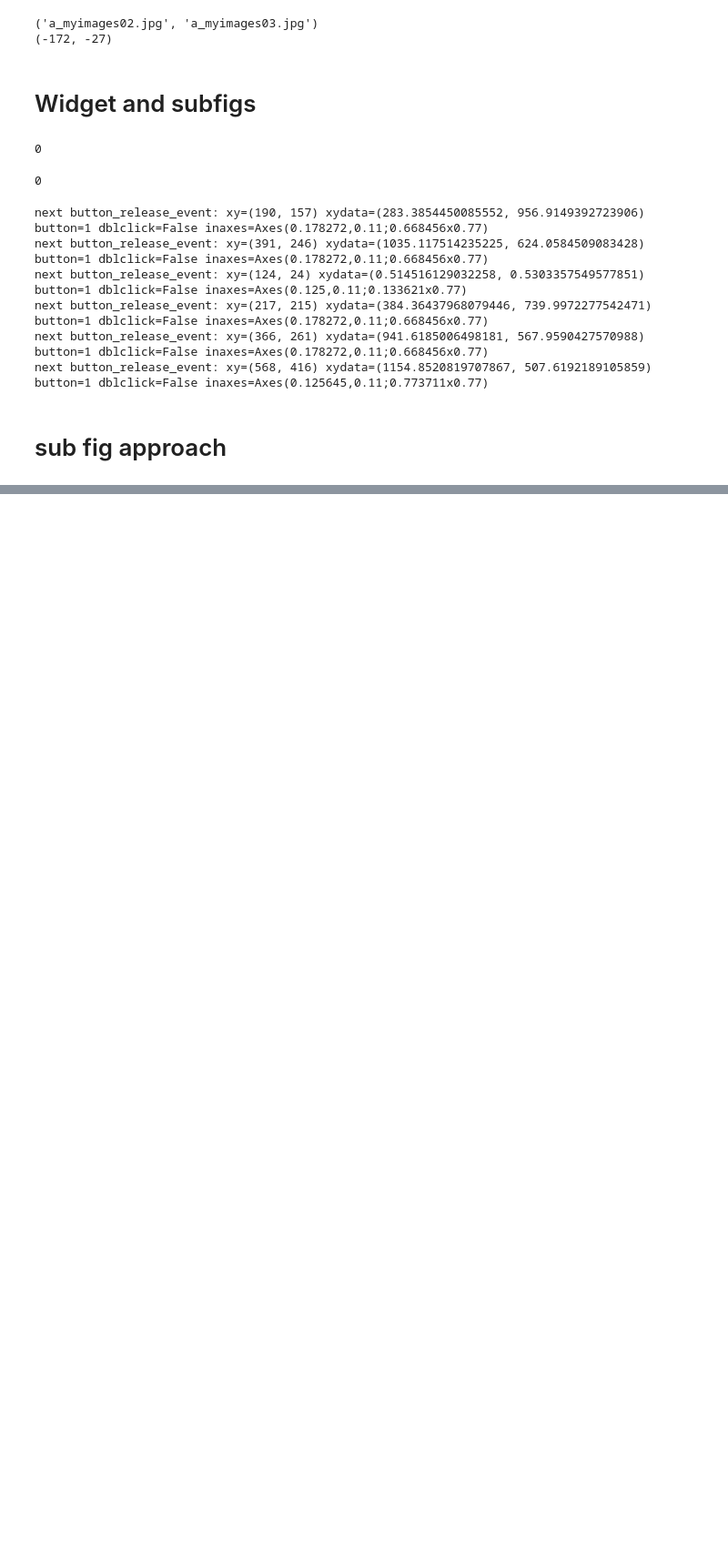
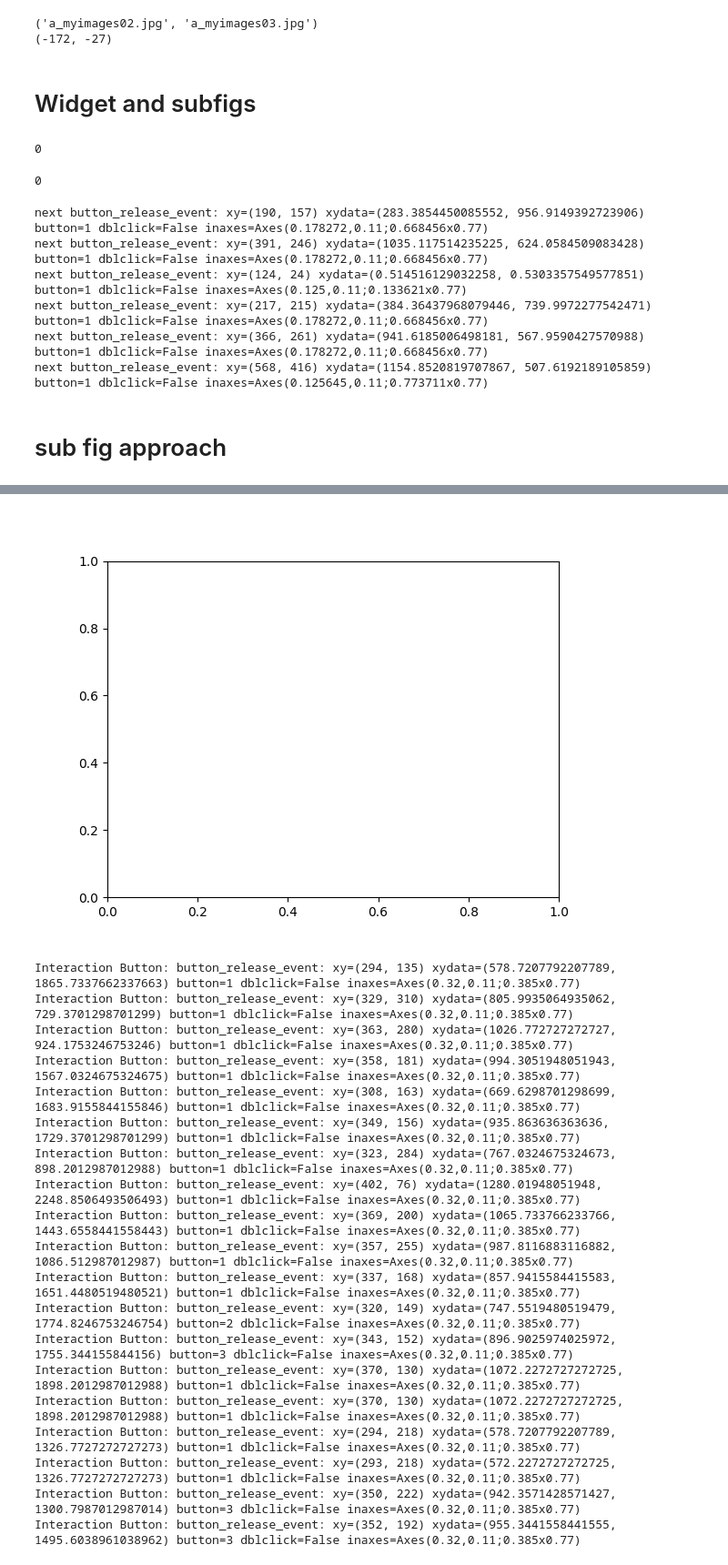
Before and after one commit to jess-garnett/MISalign, a Jupyter notebook: MISalign/alignment/prototype_manual_relation.ipynb, the cells around one changed output, grey strips where cells are left out. Shown at 91% size. Drawn from its saved outputs; the diff is of its cells as text; code cells hidden in the pictures; blank space fills up the shorter version.

```diff
--- a/MISalign/alignment/prototype_manual_relation.ipynb
+++ b/MISalign/alignment/prototype_manual_relation.ipynb
@@ -373,0 +376,45 @@ plt.show()
+# %%
+from os.path import abspath
+from sys import path
+path.insert(0, abspath("../.."))  # Repository directory relative to this file.
+from MISalign.alignment.interactive_manual import InteractiveManualRelation
+from MISalign.model.image import Image
+
+import numpy as np
+from matplotlib import pyplot as plt
+imgs=[
+    Image(abspath(r"..\..\example\data\set_a\a_myimages01.jpg")),
+    Image(abspath(r"..\..\example\data\set_a\a_myimages02.jpg")),
+    Image(abspath(r"..\..\example\data\set_a\a_myimages03.jpg")),
+    Image(abspath(r"..\..\example\data\set_a\a_myimages04.jpg")),
+    ]
+%matplotlib widget
+# %%
+imr=InteractiveManualRelation()
+imr.change_images(*imgs[0:2])
+# imr.manual()
+# imr.plot_points()
+# r=imr.get_rel()
+# print(r.get_rel())
+# print(r.get_rel('r'))
+# %% [output]
+[figure, added]
+Interaction Button: button_release_event: xy=(294, 135) xydata=(578.7207792207789, 1865.7337662337663) button=1 dblclick=False inaxes=Axes(0.32,0.11;0.385x0.77)
+Interaction Button: button_release_event: xy=(329, 310) xydata=(805.9935064935062, 729.3701298701299) button=1 dblclick=False inaxes=Axes(0.32,0.11;0.385x0.77)
+Interaction Button: button_release_event: xy=(363, 280) xydata=(1026.772727272727, 924.1753246753246) button=1 dblclick=False inaxes=Axes(0.32,0.11;0.385x0.77)
+Interaction Button: button_release_event: xy=(358, 181) xydata=(994.3051948051943, 1567.0324675324675) button=1 dblclick=False inaxes=Axes(0.32,0.11;0.385x0.77)
+Interaction Button: button_release_event: xy=(308, 163) xydata=(669.6298701298699, 1683.9155844155846) button=1 dblclick=False inaxes=Axes(0.32,0.11;0.385x0.77)
+Interaction Button: button_release_event: xy=(349, 156) xydata=(935.863636363636, 1729.3701298701299) button=1 dblclick=False inaxes=Axes(0.32,0.11;0.385x0.77)
+Interaction Button: button_release_event: xy=(323, 284) xydata=(767.0324675324673, 898.2012987012988) button=1 dblclick=False inaxes=Axes(0.32,0.11;0.385x0.77)
+Interaction Button: button_release_event: xy=(402, 76) xydata=(1280.01948051948, 2248.8506493506493) button=1 dblclick=False inaxes=Axes(0.32,0.11;0.385x0.77)
+Interaction Button: button_release_event: xy=(369, 200) xydata=(1065.733766233766, 1443.6558441558443) button=1 dblclick=False inaxes=Axes(0.32,0.11;0.385x0.77)
+Interaction Button: button_release_event: xy=(357, 255) xydata=(987.8116883116882, 1086.512987012987) button=1 dblclick=False inaxes=Axes(0.32,0.11;0.385x0.77)
+Interaction Button: button_release_event: xy=(337, 168) xydata=(857.9415584415583, 1651.4480519480521) button=1 dblclick=False inaxes=Axes(0.32,0.11;0.385x0.77)
+Interaction Button: button_release_event: xy=(320, 149) xydata=(747.5519480519479, 1774.8246753246754) button=2 dblclick=False inaxes=Axes(0.32,0.11;0.385x0.77)
+Interaction Button: button_release_event: xy=(343, 152) xydata=(896.9025974025972, 1755.344155844156) button=3 dblclick=False inaxes=Axes(0.32,0.11;0.385x0.77)
+Interaction Button: button_release_event: xy=(370, 130) xydata=(1072.2272727272725, 1898.2012987012988) button=1 dblclick=False inaxes=Axes(0.32,0.11;0.385x0.77)
+Interaction Button: button_release_event: xy=(370, 130) xydata=(1072.2272727272725, 1898.2012987012988) button=1 dblclick=False inaxes=Axes(0.32,0.11;0.385x0.77)
+Interaction Button: button_release_event: xy=(294, 218) xydata=(578.7207792207789, 1326.7727272727273) button=1 dblclick=False inaxes=Axes(0.32,0.11;0.385x0.77)
+Interaction Button: button_release_event: xy=(293, 218) xydata=(572.2272727272725, 1326.7727272727273) button=1 dblclick=False inaxes=Axes(0.32,0.11;0.385x0.77)
+Interaction Button: button_release_event: xy=(350, 222) xydata=(942.3571428571427, 1300.7987012987014) button=3 dblclick=False inaxes=Axes(0.32,0.11;0.385x0.77)
+Interaction Button: button_release_event: xy=(352, 192) xydata=(955.3441558441555, 1495.6038961038962) button=3 dblclick=False inaxes=Axes(0.32,0.11;0.385x0.77)
```
Also changed, not shown: parts of 2 cells of this notebook.
